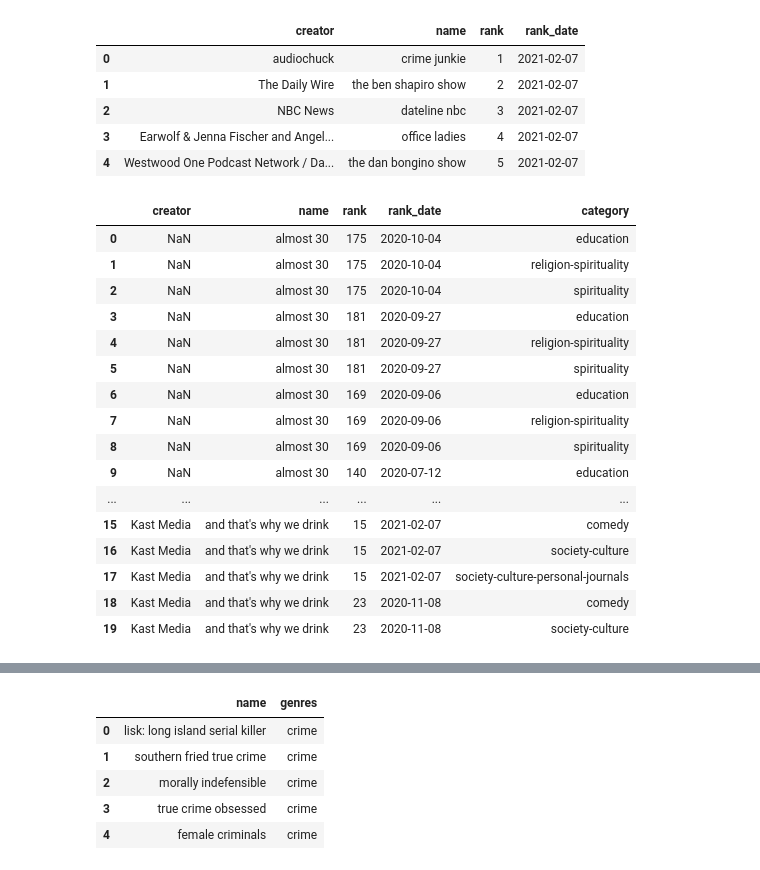
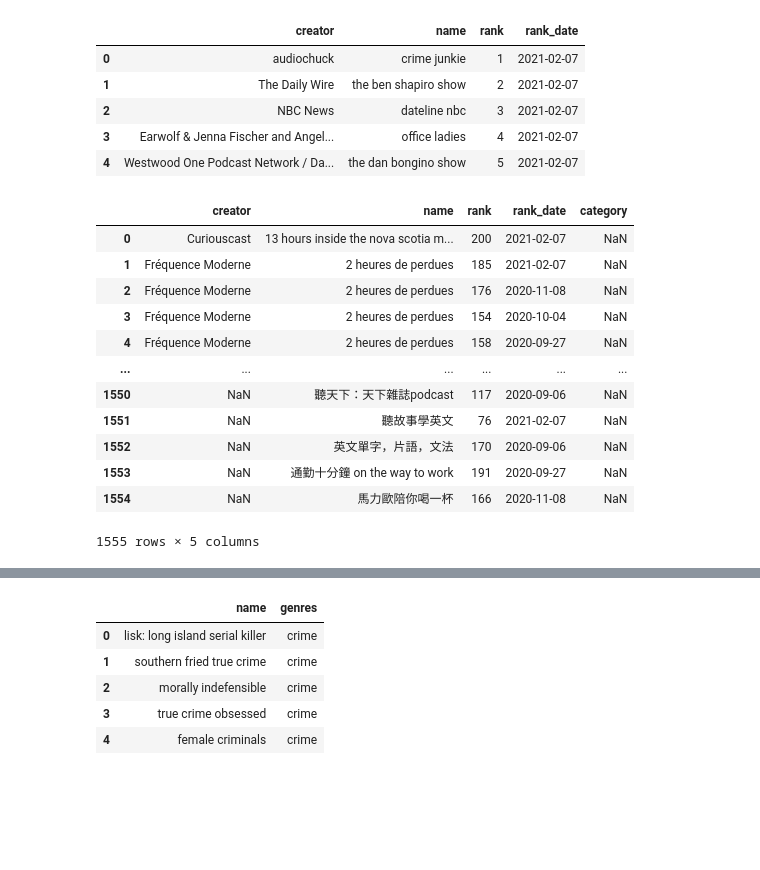
Before and after one commit to ghuelgas/WebScrapingProject, a Jupyter notebook: podcast_dataCleaning.ipynb, the cells around one changed output, grey strips where cells are left out. Cells and saved outputs as stored; diff of their text form; code cells hidden in the pictures; blank space fills up the shorter version.

```diff
--- a/podcast_dataCleaning.ipynb
+++ b/podcast_dataCleaning.ipynb
@@ -134,36 +135,32 @@ podcast_ranking.head()
 # %%
 #join tables by podcast name
 
 podcastDF = pd.merge(
     podcast_ranking,
     kaggleDF,
-    how="inner",
+    how="left",
     left_on='name',
     right_on='title',
     left_index=False,
     right_index=False,
     sort=True,
     suffixes=("_x", "_y"),
     copy=True,
     indicator=False,
     validate=None).drop(columns = 'title')
 
-podcastDF.head(20)
+podcastDF
 # %% [output]
 |  | creator | name | rank | rank_date | category |
-| 0 | NaN | almost 30 | 175 | 2020-10-04 | education |
-| 1 | NaN | almost 30 | 175 | 2020-10-04 | religion-spirituality |
-| 2 | NaN | almost 30 | 175 | 2020-10-04 | spirituality |
-| 3 | NaN | almost 30 | 181 | 2020-09-27 | education |
-| 4 | NaN | almost 30 | 181 | 2020-09-27 | religion-spirituality |
-| 5 | NaN | almost 30 | 181 | 2020-09-27 | spirituality |
-| 6 | NaN | almost 30 | 169 | 2020-09-06 | education |
-| 7 | NaN | almost 30 | 169 | 2020-09-06 | religion-spirituality |
-| 8 | NaN | almost 30 | 169 | 2020-09-06 | spirituality |
-| 9 | NaN | almost 30 | 140 | 2020-07-12 | education |
+| 0 | Curiouscast | 13 hours inside the nova scotia m... | 200 | 2021-02-07 | NaN |
+| 1 | Fréquence Moderne | 2 heures de perdues | 185 | 2021-02-07 | NaN |
+| 2 | Fréquence Moderne | 2 heures de perdues | 176 | 2020-11-08 | NaN |
+| 3 | Fréquence Moderne | 2 heures de perdues | 154 | 2020-10-04 | NaN |
+| 4 | Fréquence Moderne | 2 heures de perdues | 158 | 2020-09-27 | NaN |
 | ... | ... | ... | ... | ... | ... |
-| 15 | Kast Media | and that's why we drink | 15 | 2021-02-07 | comedy |
-| 16 | Kast Media | and that's why we drink | 15 | 2021-02-07 | society-culture |
-| 17 | Kast Media | and that's why we drink | 15 | 2021-02-07 | society-culture-personal-journals |
-| 18 | Kast Media | and that's why we drink | 23 | 2020-11-08 | comedy |
-| 19 | Kast Media | and that's why we drink | 23 | 2020-11-08 | society-culture |
+| 1550 | NaN | 聽天下：天下雜誌podcast | 117 | 2020-09-06 | NaN |
+| 1551 | NaN | 聽故事學英文 | 76 | 2021-02-07 | NaN |
+| 1552 | NaN | 英文單字，片語，文法 | 170 | 2020-09-06 | NaN |
+| 1553 | NaN | 通勤十分鐘 on the way to work | 191 | 2020-09-27 | NaN |
+| 1554 | NaN | 馬力歐陪你喝一杯 | 166 | 2020-11-08 | NaN |
+1555 rows × 5 columns
```
Also changed, not shown: parts of 21 cells of this notebook, 3 other files.
